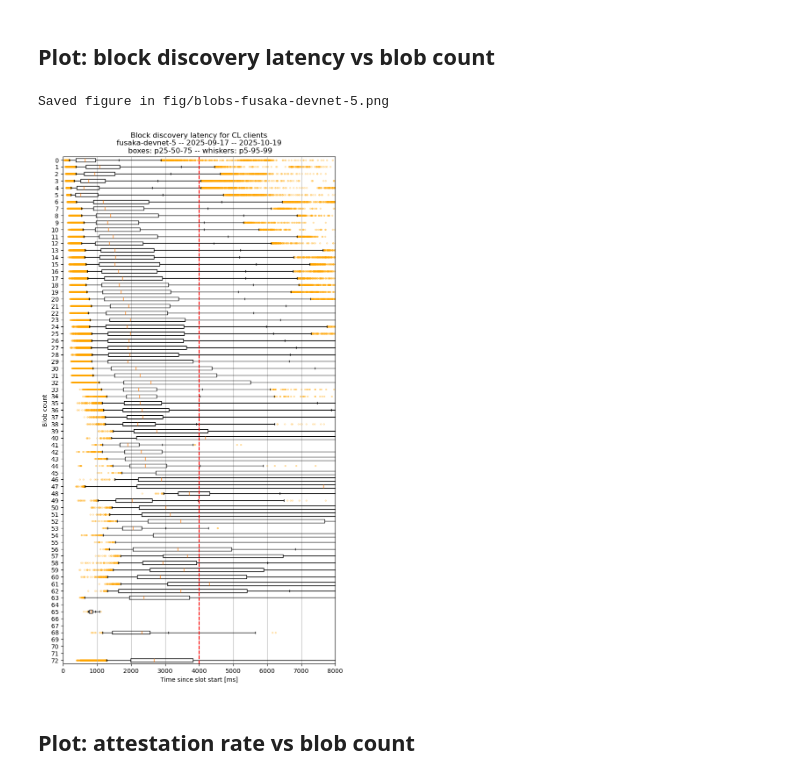
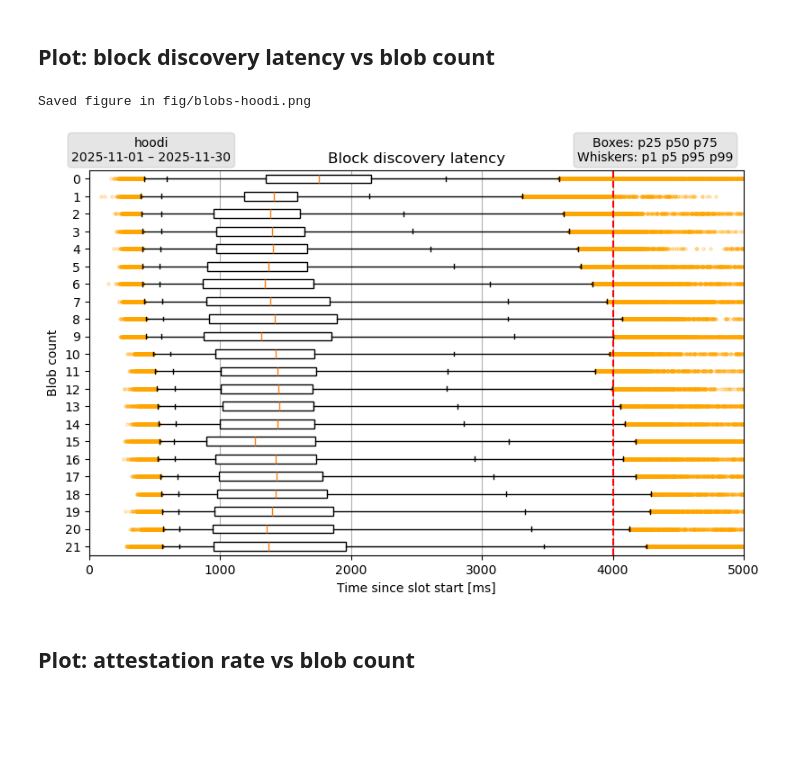
Before and after one commit to chainbound/blob-seeder-data, a Jupyter notebook: xatu_queries_plots.ipynb, the cells around one changed output. Cells and saved outputs as stored; diff of their text form; code cells hidden in the pictures; blank space fills up the shorter version.

```diff
--- a/xatu_queries_plots.ipynb
+++ b/xatu_queries_plots.ipynb
@@ -142,0 +219,10 @@ df = None
+# %%
+query = """
+    SELECT COUNT(DISTINCT validator_index) AS number_validators
+    FROM {n}.dim_node FINAL
+"""
+
+for network in ['mainnet', 'hoodi', 'sepolia']:
+    df = client_cbt.query_df(query.format(n=network))
+    size = df['number_validators'][0]
+    print(f"{network}:  \t{size}")
@@ -413,7 +740,7 @@ Saved figure in ./blocks-networks.png
 ## Plot: block discovery latency vs blob count
 # %%
 # Filter early by network for speed
-network = 'holesky'
+network = 'hoodi'
 if DEVNET5:
     network = 'fusaka-devnet-5'
 
@@ -424,54 +751,64 @@ df_latencies = df_latencies[ df_latencies['network'] == network ]
 df_blobs = df_blobs[ df_blobs['network'] == network ]
 
 # Merge the two dafaframes to make a link between blobs and block latency
-# If the merge results in NaNs, it means no blob data was found so 0 blobs in these blocks
 df = pd.merge(df_latencies, df_blobs, on=['network', 'slot'], how='left')
+
+# If the blob data for a block is NaN, it means there are no blob in that block
 df['blob_count'] = df['blob_count'].fillna(0).astype(np.uint32)
 df['total_blob_size'] = df['total_blob_size'].fillna(0).astype(np.uint32)
 #print(df)
+
 df_latencies = None
 df_blobs = None
 
 # Rearrange the data for easy plotting
 data = {}
 blobs_min = df['blob_count'].min()
 blobs_max = df['blob_count'].max()
 for i in range(blobs_min, blobs_max + 1):
     data[i] = df[ df['blob_count'] == i ]['block_latency'].reset_index(drop=True)
     data[i] = data[i].dropna()
     data[i] = data[i].rename(i).rename_axis(i)
 df = None
 #print(data[10])
 
 figsize = (8, 3)
 xlim = 5*1000
-filename = f"""blobs-{network}"""
+if blobs_max > 10:
+    figsize = (8, 5)
 if DEVNET5:
     figsize = (8,15)
     xlim = 8*1000
 
-fig, ax = plt.subplots(1, 1, figsize=figsize)
+fig, ax = plt.subplots(1, 1, constrained_layout=True, figsize=figsize)
 
-# Reverse order to have blob 0 at top
+# Reverse order to have blob 0 at the top
 columns_order = list(range(blobs_min, blobs_max + 1))[::-1]
 boxplot(ax, [data[i] for i in columns_order], showDeadline=True)
 
 ax.set_xlim(0, xlim)
 
 ax.set_xlabel('Time since slot start [ms]')
 ax.set_ylabel('Blob count')
 ax.set_yticklabels(columns_order)
-ax.set_title('Block discovery latency for CL clients'
-             + f"""\n{network} -- {QUERY_START_D} -- {QUERY_END_D}"""
-             + '\n boxes: p25-50-75 -- whiskers: p5-95-99'
-            )
+ax.set_title('Block discovery latency')
 
-saveFig(filename)
+# Add the parameters' boxes next to the title
+ytext = {
+    'mainnet': 0.995,
+    'hoodi': 0.995,
+    'sepolia': 0.995,
+    'fusaka-devnet-5': 0.997
+}
+addParametersBox(ytext[network])
+addExplainerBox(ytext[network])
+
+saveFig(f"blobs-{network}")
 plt.show()
 data = None
 # %% [output]
-Saved figure in fig/blobs-fusaka-devnet-5.png
+Saved figure in fig/blobs-hoodi.png
-[figure, old version]
+[figure, new version]
 # %% [markdown]
 ## Plot: attestation rate vs blob count
 # %%
```
Also changed, not shown: parts of 30 cells of this notebook.
